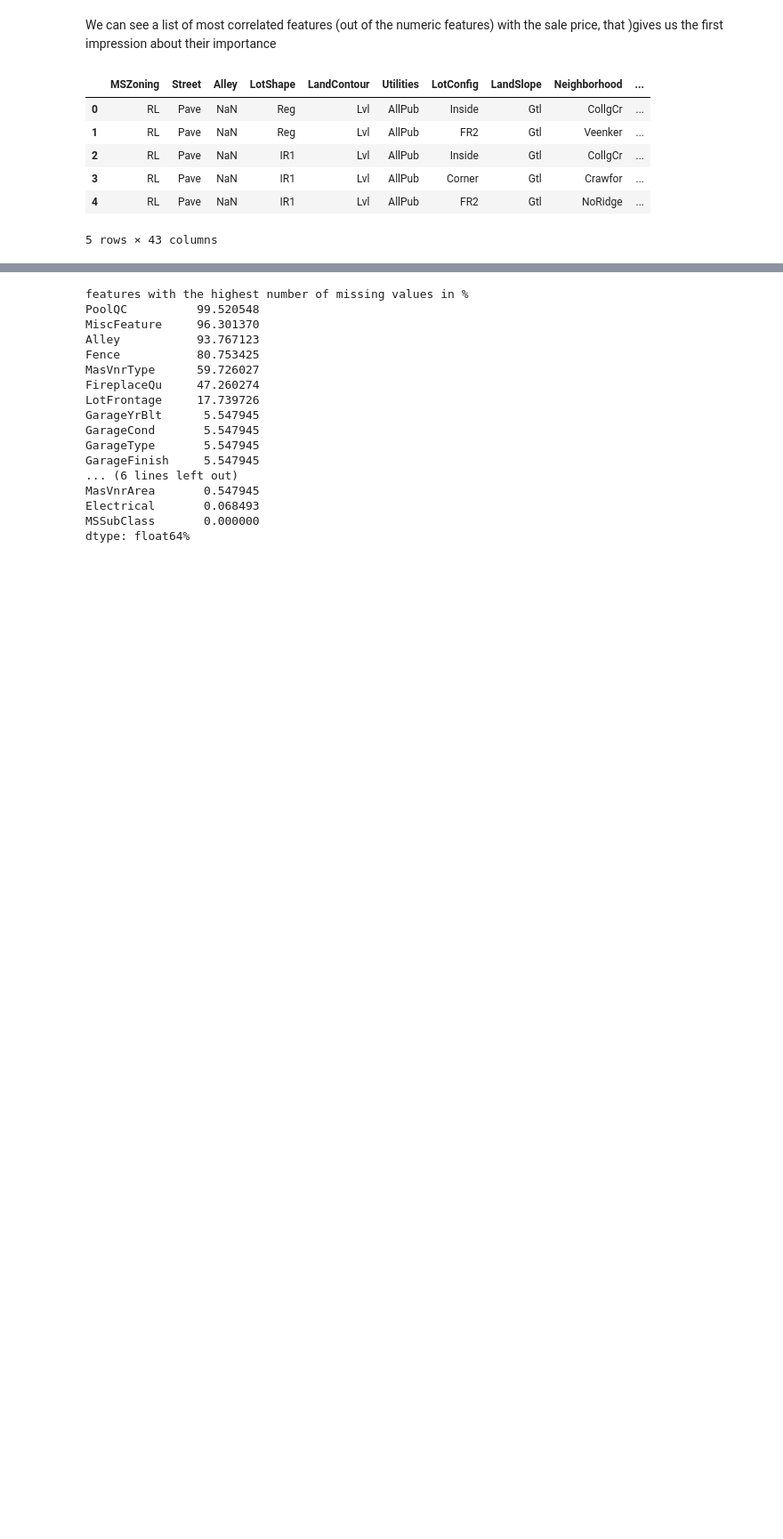
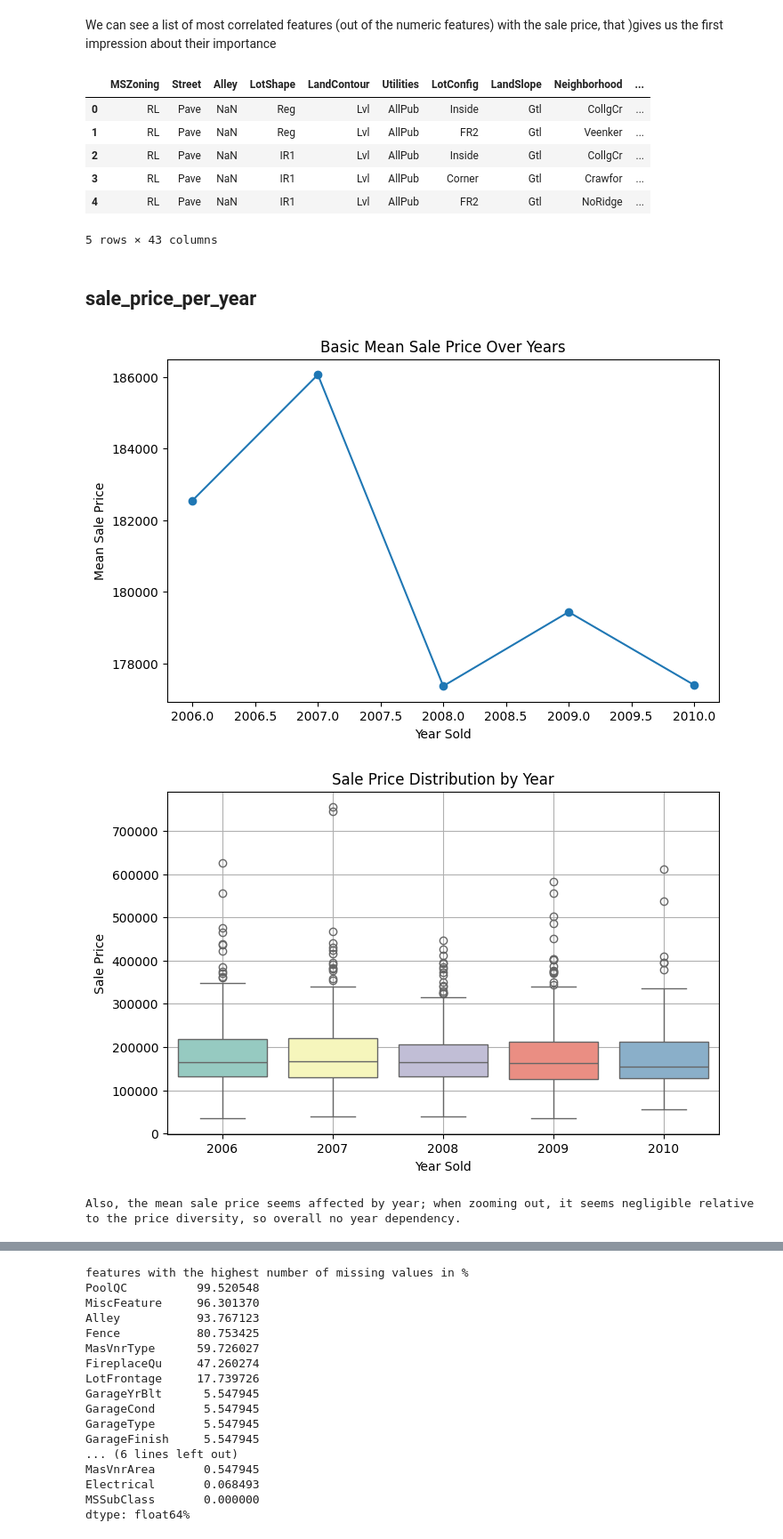
Before and after one commit to talbrend/JET, a Jupyter notebook: EDA_JET.ipynb, the cells around one changed output, grey strips where cells are left out. Shown at 89% size. Drawn from its saved outputs; the diff is of its cells as text; code cells hidden in the pictures; blank space fills up the shorter version.

```diff
--- a/EDA_JET.ipynb
+++ b/EDA_JET.ipynb
@@ -197,5 +201,31 @@ df_Obj.head()
 | 3 | RL | Pave | NaN | IR1 | Lvl | AllPub | Corner | Gtl | Crawfor | ... |
 | 4 | RL | Pave | NaN | IR1 | Lvl | AllPub | FR2 | Gtl | NoRidge | ... |
 5 rows × 43 columns
+# %% [markdown]
+## sale_price_per_year
+# %%
+mean_sale_price_per_year = dataset_df.groupby('YrSold')['SalePrice'].mean().reset_index()
+
+plt.figure(figsize=(8, 5))
+plt.plot(mean_sale_price_per_year['YrSold'], mean_sale_price_per_year['SalePrice'], marker='o', linestyle='-')
+plt.title('Basic Mean Sale Price Over Years')
+plt.xlabel('Year Sold')
+plt.ylabel('Mean Sale Price')
+plt.show()
+# Create a figure and a grid of subplots
+fig, axs = plt.subplots(nrows=1, ncols=1, figsize=(8, 5), sharex=True)
+# Boxplot on the second subplot
+sns.boxplot(x='YrSold', y='SalePrice', data=dataset_df, ax=axs, palette="Set3")
+axs.set_title('Sale Price Distribution by Year')
+axs.set_xlabel('Year Sold')
+axs.set_ylabel('Sale Price')
+axs.grid(True)
+plt.show()
+
+print('Also, the mean sale price seems affected by year; when zooming out, it seems negligible relative to the price diversity, so overall no year dependency.')
+# %% [output]
+[figure, added]
+[figure, added]
+Also, the mean sale price seems affected by year; when zooming out, it seems negligible relative to the price diversity, so overall no year dependency.
 # %% [markdown]
 We have a lot of categorical features, they need to be treated or preprocessed correctly. Alternatively, we can use the CatBoost algorithm or other algorithms that handle categorical features directly
```
Also changed, not shown: parts of 21 cells of this notebook.
